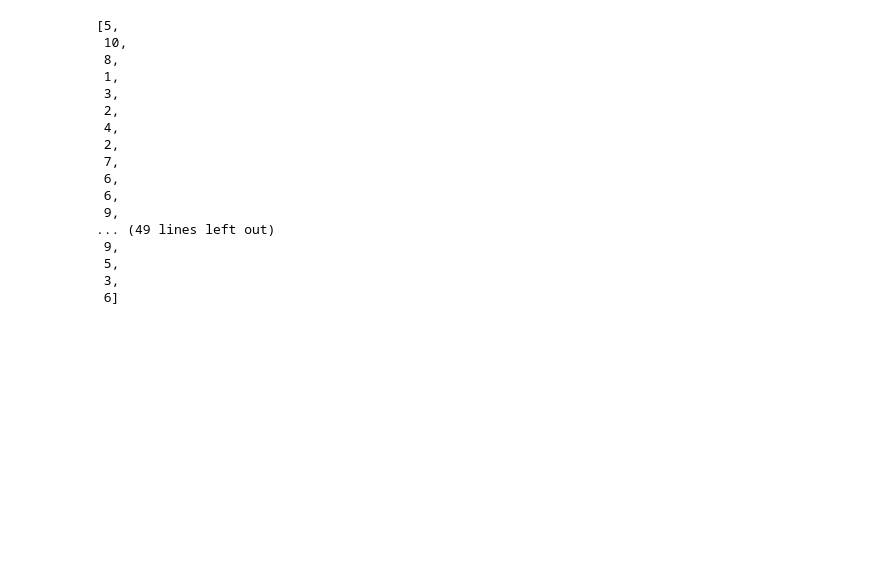
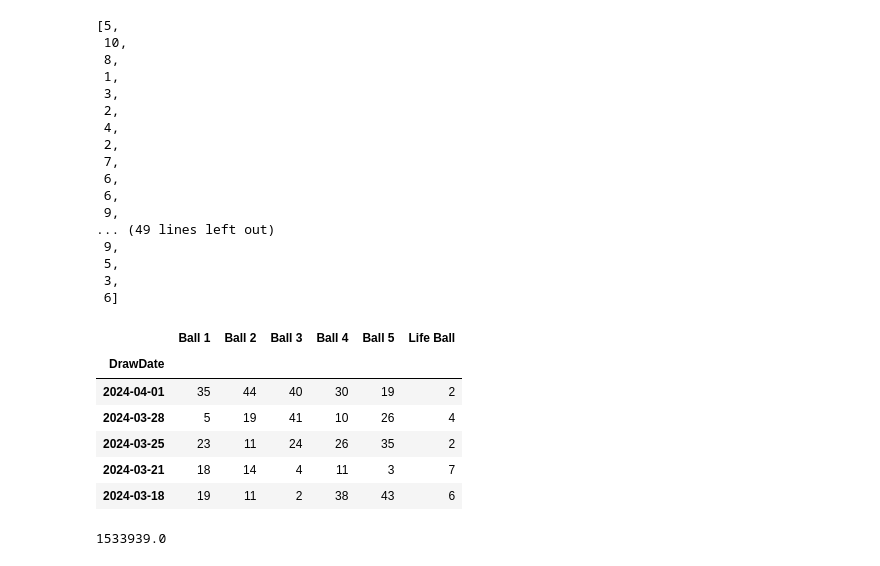
Before and after one commit to linux-bear/Lottery, a Jupyter notebook: SetForLife.ipynb, the cells around one changed output. Cells and saved outputs as stored; diff of their text form; code cells hidden in the pictures; blank space fills up the shorter version.

```diff
--- a/SetForLife.ipynb
+++ b/SetForLife.ipynb
@@ -387,3 +282,14 @@ lifeApril18 = 4
 april18 = [6, 14, 30, 36, 41]
 april21 = [12, 19, 30, 36, 43]
 lifeApril21 = 4
+# %%
+sfl_ten_df = sfl_df.head(10)
+sfl_ten_df.tail()
+# %% [output]
+|  | Ball 1 | Ball 2 | Ball 3 | Ball 4 | Ball 5 | Life Ball |
+| DrawDate |  |  |  |  |  |  |
+| 2024-04-01 | 35 | 44 | 40 | 30 | 19 | 2 |
+| 2024-03-28 | 5 | 19 | 41 | 10 | 26 | 4 |
+| 2024-03-25 | 23 | 11 | 24 | 26 | 35 | 2 |
+| 2024-03-21 | 18 | 14 | 4 | 11 | 3 | 7 |
+| 2024-03-18 | 19 | 11 | 2 | 38 | 43 | 6 |
@@ -389,0 +315,8 @@ lifeApril21 = 4
+# %%
+fact47 = findFactorial(47)
+fact5 = findFactorial(5)
+fact42 = findFactorial(42)
+fiveBallsOdds = fact47 / (fact5 * fact42)
+fiveBallsOdds
+# %% [output]
+1533939.0
```
Also changed, not shown: parts of 43 cells of this notebook.
